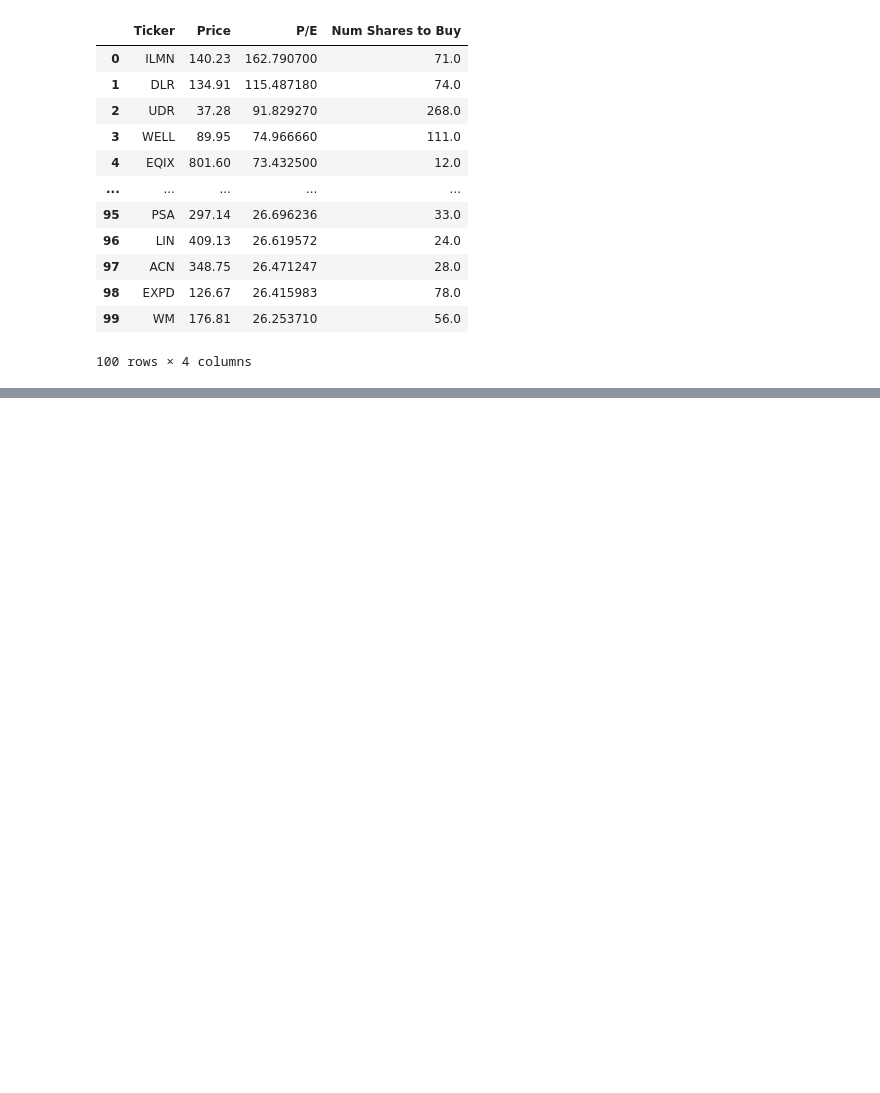
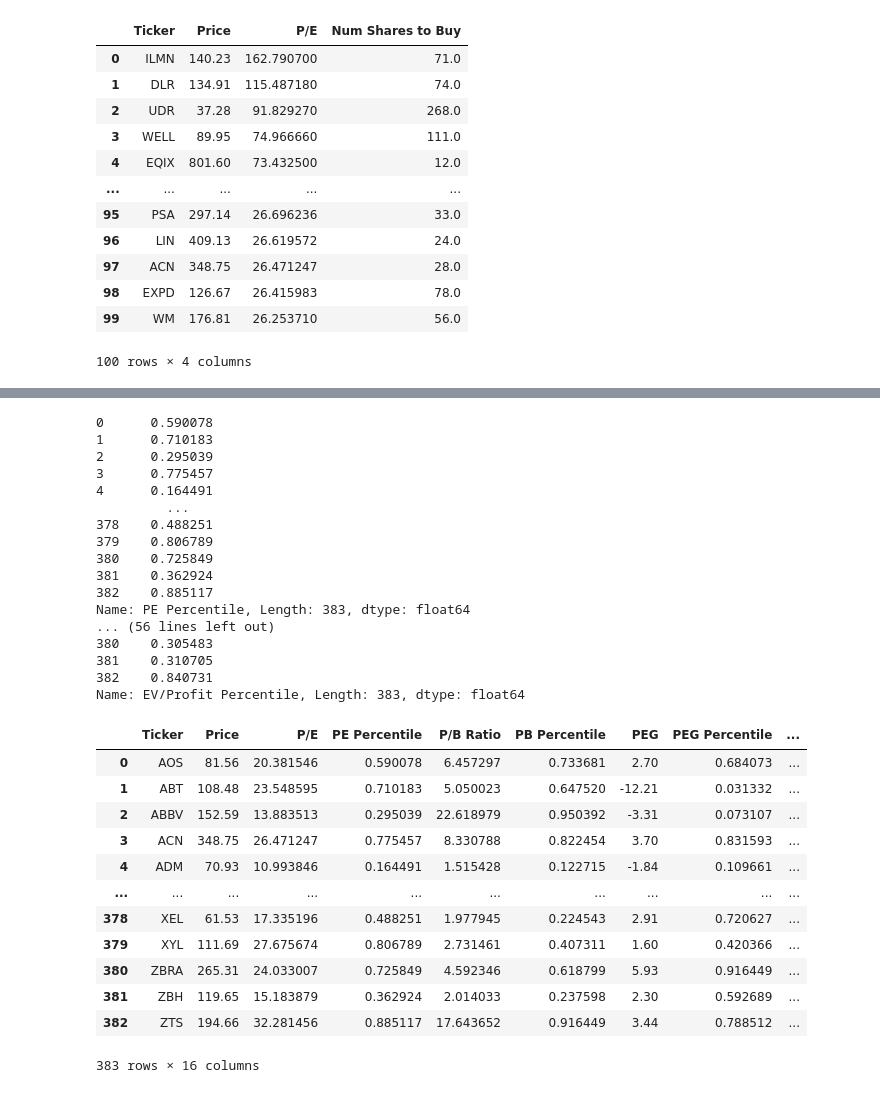
Before and after one commit to pranay-begw/IntroQuant, a Jupyter notebook: equalWeightsValueStrat.ipynb, the cells around one changed output, grey strips where cells are left out. Saved outputs shown, nothing was run; the diff lists cells and outputs as text; code cells hidden in the pictures; blank space fills up the shorter version.

```diff
--- a/equalWeightsValueStrat.ipynb
+++ b/equalWeightsValueStrat.ipynb
@@ -97,0 +207,49 @@ valData
+# %%
+metrics = {
+    'P/E': 'PE Percentile',
+    'P/B Ratio':'PB Percentile',
+    'PEG':'PEG Percentile',
+    'Price/Sales': 'PS Percentile',
+    'EV/EBITDA':'EV/EBITDA Percentile',
+    'EV/Gross Profit':'EV/Profit Percentile'
+}
+
+for row in advValData.index:
+    for metric in metrics:
+        advValData.loc[row, metrics[metric]] = stats.percentileofscore(advValData[metric], advValData.loc[row, metric])/100
+
+for metric in metrics.values():
+    print(advValData[metric])
+
+advValData
+# %% [output]
+0      0.590078
+1      0.710183
+2      0.295039
+3      0.775457
+4      0.164491
+         ...
+378    0.488251
+379    0.806789
+380    0.725849
+381    0.362924
+382    0.885117
+Name: PE Percentile, Length: 383, dtype: float64
+... (56 lines left out)
+380    0.305483
+381    0.310705
+382    0.840731
+Name: EV/Profit Percentile, Length: 383, dtype: float64
+|  | Ticker | Price | P/E | PE Percentile | P/B Ratio | PB Percentile | PEG | PEG Percentile | ... |
+| 0 | AOS | 81.56 | 20.381546 | 0.590078 | 6.457297 | 0.733681 | 2.70 | 0.684073 | ... |
+| 1 | ABT | 108.48 | 23.548595 | 0.710183 | 5.050023 | 0.647520 | -12.21 | 0.031332 | ... |
+| 2 | ABBV | 152.59 | 13.883513 | 0.295039 | 22.618979 | 0.950392 | -3.31 | 0.073107 | ... |
+| 3 | ACN | 348.75 | 26.471247 | 0.775457 | 8.330788 | 0.822454 | 3.70 | 0.831593 | ... |
+| 4 | ADM | 70.93 | 10.993846 | 0.164491 | 1.515428 | 0.122715 | -1.84 | 0.109661 | ... |
+| ... | ... | ... | ... | ... | ... | ... | ... | ... | ... |
+| 378 | XEL | 61.53 | 17.335196 | 0.488251 | 1.977945 | 0.224543 | 2.91 | 0.720627 | ... |
+| 379 | XYL | 111.69 | 27.675674 | 0.806789 | 2.731461 | 0.407311 | 1.60 | 0.420366 | ... |
+| 380 | ZBRA | 265.31 | 24.033007 | 0.725849 | 4.592346 | 0.618799 | 5.93 | 0.916449 | ... |
+| 381 | ZBH | 119.65 | 15.183879 | 0.362924 | 2.014033 | 0.237598 | 2.30 | 0.592689 | ... |
+| 382 | ZTS | 194.66 | 32.281456 | 0.885117 | 17.643652 | 0.916449 | 3.44 | 0.788512 | ... |
+383 rows × 16 columns
```
Also changed, not shown: parts of 9 cells of this notebook.
